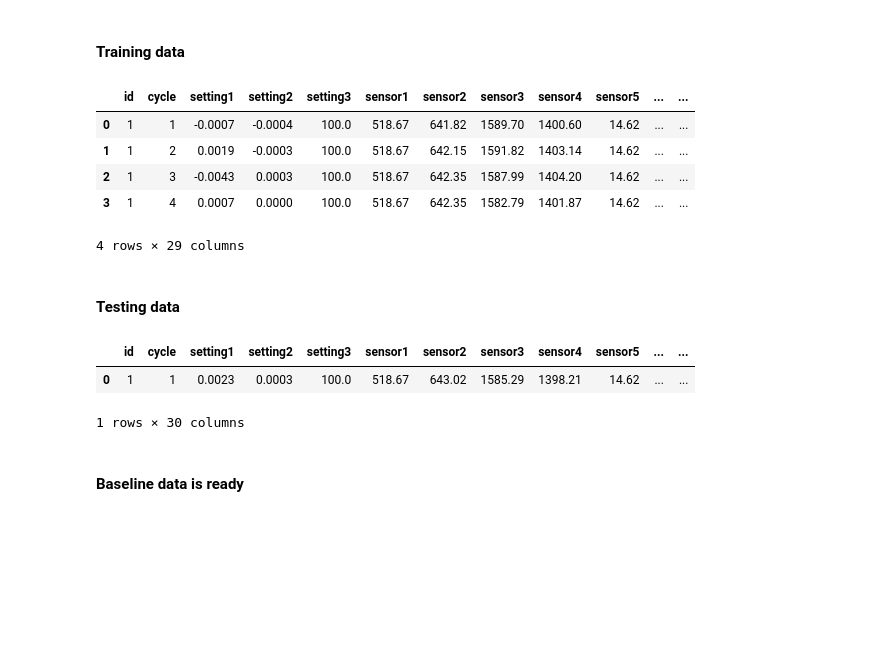
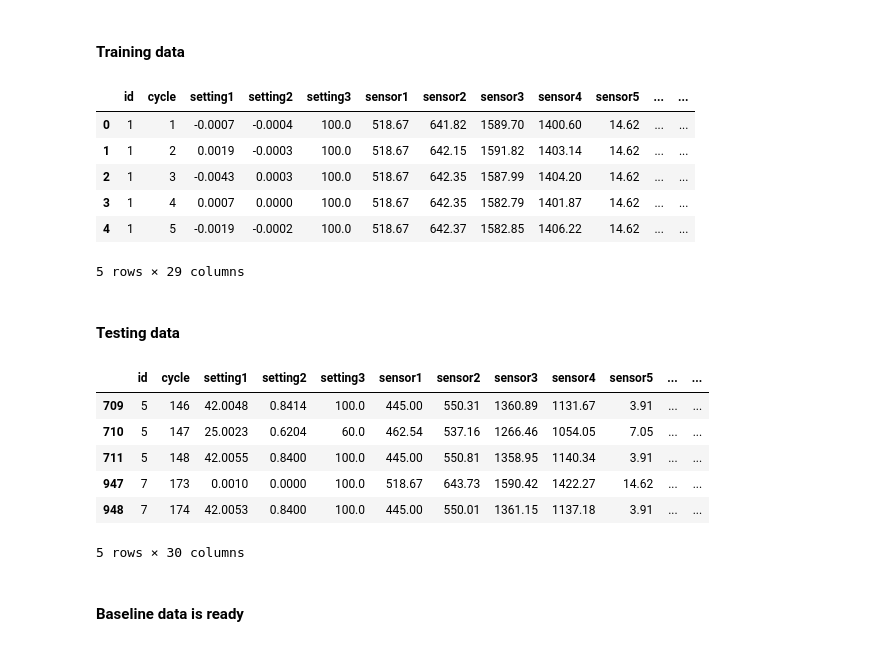
Before and after one commit to Chenye16/PdM, a Jupyter notebook: IOT.ipynb, the cells around one changed output. Saved outputs shown, nothing was run; the diff lists cells and outputs as text; code cells hidden in the pictures; blank space fills up the shorter version.

```diff
--- a/IOT.ipynb
+++ b/IOT.ipynb
@@ -112,12 +113,13 @@ for item in data[0:4]:
 # %%
-data[0][0:4]
+data[0][0:5]
 # %% [output]
 |  | id | cycle | setting1 | setting2 | setting3 | sensor1 | sensor2 | sensor3 | sensor4 | sensor5 | ... | ... |
 | 0 | 1 | 1 | -0.0007 | -0.0004 | 100.0 | 518.67 | 641.82 | 1589.70 | 1400.60 | 14.62 | ... | ... |
 | 1 | 1 | 2 | 0.0019 | -0.0003 | 100.0 | 518.67 | 642.15 | 1591.82 | 1403.14 | 14.62 | ... | ... |
 | 2 | 1 | 3 | -0.0043 | 0.0003 | 100.0 | 518.67 | 642.35 | 1587.99 | 1404.20 | 14.62 | ... | ... |
 | 3 | 1 | 4 | 0.0007 | 0.0000 | 100.0 | 518.67 | 642.35 | 1582.79 | 1401.87 | 14.62 | ... | ... |
+| 4 | 1 | 5 | -0.0019 | -0.0002 | 100.0 | 518.67 | 642.37 | 1582.85 | 1406.22 | 14.62 | ... | ... |
-4 rows × 29 columns
+5 rows × 29 columns
 # %% [markdown]
 #### Testing data
 # %%
@@ -137,9 +141,13 @@ for index in range(4,8):
-# %%
-data[4][0:1]
-# %% [output]
-|  | id | cycle | setting1 | setting2 | setting3 | sensor1 | sensor2 | sensor3 | sensor4 | sensor5 | ... | ... |
-| 0 | 1 | 1 | 0.0023 | 0.0003 | 100.0 | 518.67 | 643.02 | 1585.29 | 1398.21 | 14.62 | ... | ... |
-1 rows × 30 columns
+# %%
+data[5][data[5]['rul']<18][0:5]
+# %% [output]
+|  | id | cycle | setting1 | setting2 | setting3 | sensor1 | sensor2 | sensor3 | sensor4 | sensor5 | ... | ... |
+| 709 | 5 | 146 | 42.0048 | 0.8414 | 100.0 | 445.00 | 550.31 | 1360.89 | 1131.67 | 3.91 | ... | ... |
+| 710 | 5 | 147 | 25.0023 | 0.6204 | 60.0 | 462.54 | 537.16 | 1266.46 | 1054.05 | 7.05 | ... | ... |
+| 711 | 5 | 148 | 42.0055 | 0.8400 | 100.0 | 445.00 | 550.81 | 1358.95 | 1140.34 | 3.91 | ... | ... |
+| 947 | 7 | 173 | 0.0010 | 0.0000 | 100.0 | 518.67 | 643.73 | 1590.42 | 1422.27 | 14.62 | ... | ... |
+| 948 | 7 | 174 | 42.0053 | 0.8400 | 100.0 | 445.00 | 550.01 | 1361.15 | 1137.18 | 3.91 | ... | ... |
+5 rows × 30 columns
 # %% [markdown]
 #### Baseline data is ready
 # %%
```
Also changed, not shown: parts of 24 cells of this notebook, 8 other files.
